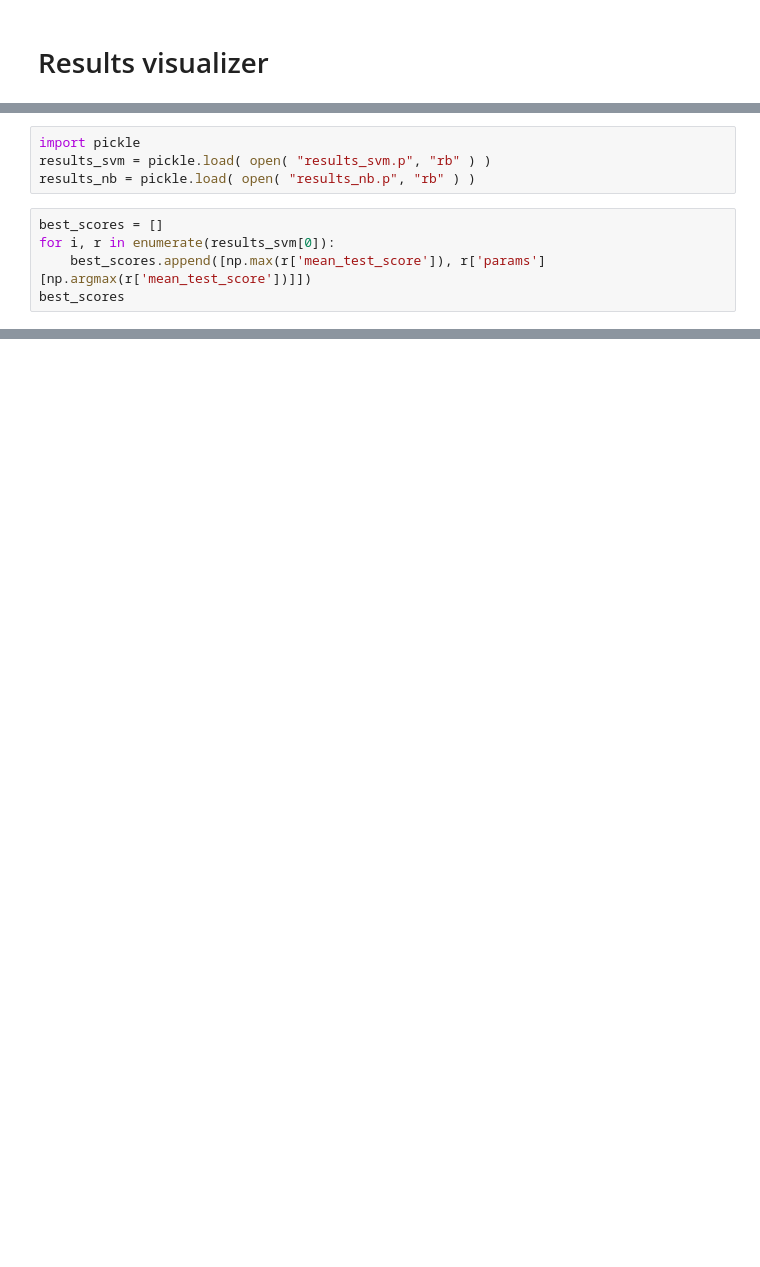
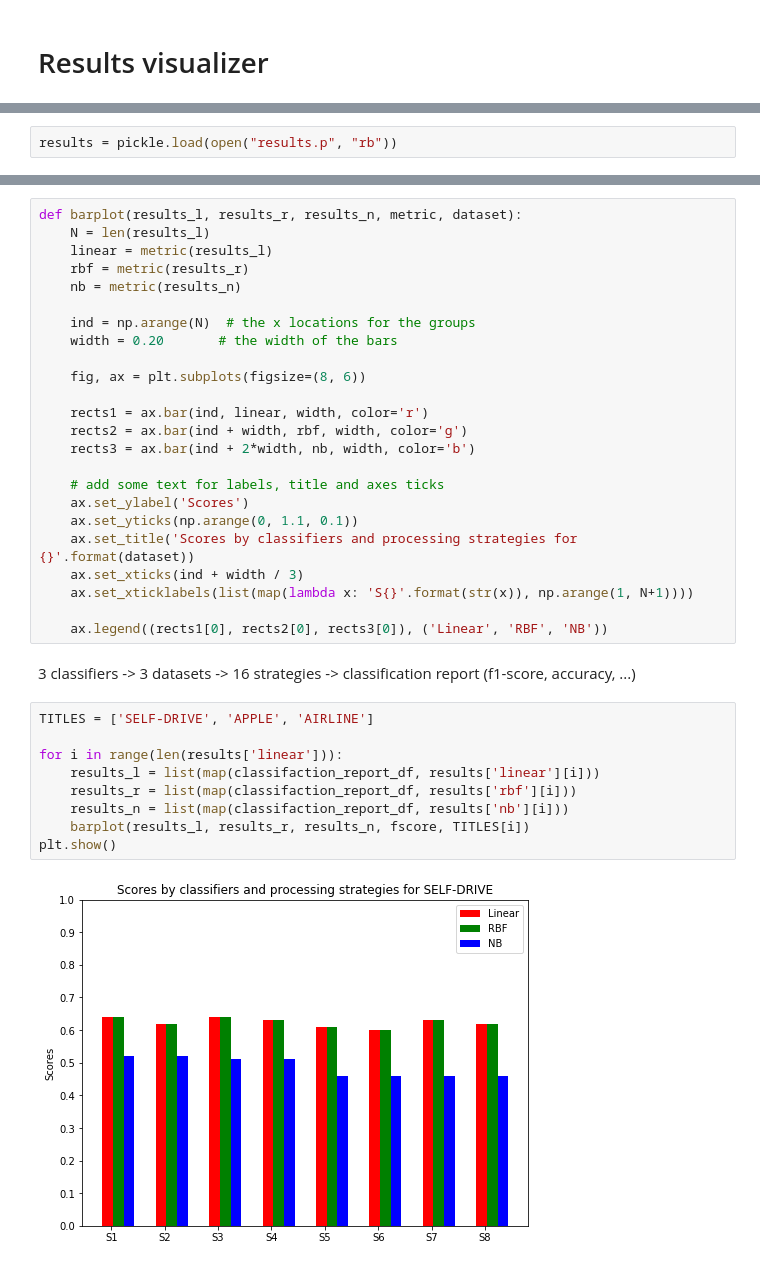
Before and after one commit to rudolfhohn/Opistocks, a Jupyter notebook: src/modelselection/results_visu.ipynb, the cells around one changed output, grey strips where cells are left out. Cells and saved outputs as stored; diff of their text form; blank space fills up the shorter version.

Commit message:
feat(visualization): notebook to visualize results
Add the notebook to visualize results from the model_selection notebook.

```diff
--- a/src/modelselection/results_visu.ipynb
+++ b/src/modelselection/results_visu.ipynb
@@ -6,9 +7,0 @@ import pandas as pd
-# %%
-import pickle
-results_svm = pickle.load( open( "results_svm.p", "rb" ) )
-results_nb = pickle.load( open( "results_nb.p", "rb" ) )
-# %%
-best_scores = []
-for i, r in enumerate(results_svm[0]):
-    best_scores.append([np.max(r['mean_test_score']), r['params'][np.argmax(r['mean_test_score'])]])
-best_scores
@@ -32,3 +8,5 @@ best_scores
+# %%
+results = pickle.load(open("results.p", "rb"))
 # %%
 def classifaction_report_df(report):
     report_data = []
@@ -70,0 +64,37 @@ print(len(results_nb))
+# %%
+def barplot(results_l, results_r, results_n, metric, dataset):
+    N = len(results_l)
+    linear = metric(results_l)
+    rbf = metric(results_r)
+    nb = metric(results_n)
+
+    ind = np.arange(N)  # the x locations for the groups
+    width = 0.20       # the width of the bars
+
+    fig, ax = plt.subplots(figsize=(8, 6))
+
+    rects1 = ax.bar(ind, linear, width, color='r')
+    rects2 = ax.bar(ind + width, rbf, width, color='g')
+    rects3 = ax.bar(ind + 2*width, nb, width, color='b')
+
+    # add some text for labels, title and axes ticks
+    ax.set_ylabel('Scores')
+    ax.set_yticks(np.arange(0, 1.1, 0.1))
+    ax.set_title('Scores by classifiers and processing strategies for {}'.format(dataset))
+    ax.set_xticks(ind + width / 3)
+    ax.set_xticklabels(list(map(lambda x: 'S{}'.format(str(x)), np.arange(1, N+1))))
+
+    ax.legend((rects1[0], rects2[0], rects3[0]), ('Linear', 'RBF', 'NB'))
+# %% [markdown]
+3 classifiers -> 3 datasets -> 16 strategies -> classification report (f1-score, accuracy, ...)
+# %%
+TITLES = ['SELF-DRIVE', 'APPLE', 'AIRLINE']
+
+for i in range(len(results['linear'])):
+    results_l = list(map(classifaction_report_df, results['linear'][i]))
+    results_r = list(map(classifaction_report_df, results['rbf'][i]))
+    results_n = list(map(classifaction_report_df, results['nb'][i]))
+    barplot(results_l, results_r, results_n, fscore, TITLES[i])
+plt.show()
+# %% [output]
+[figure, added]
```
Also changed, not shown: parts of 8 cells of this notebook.
